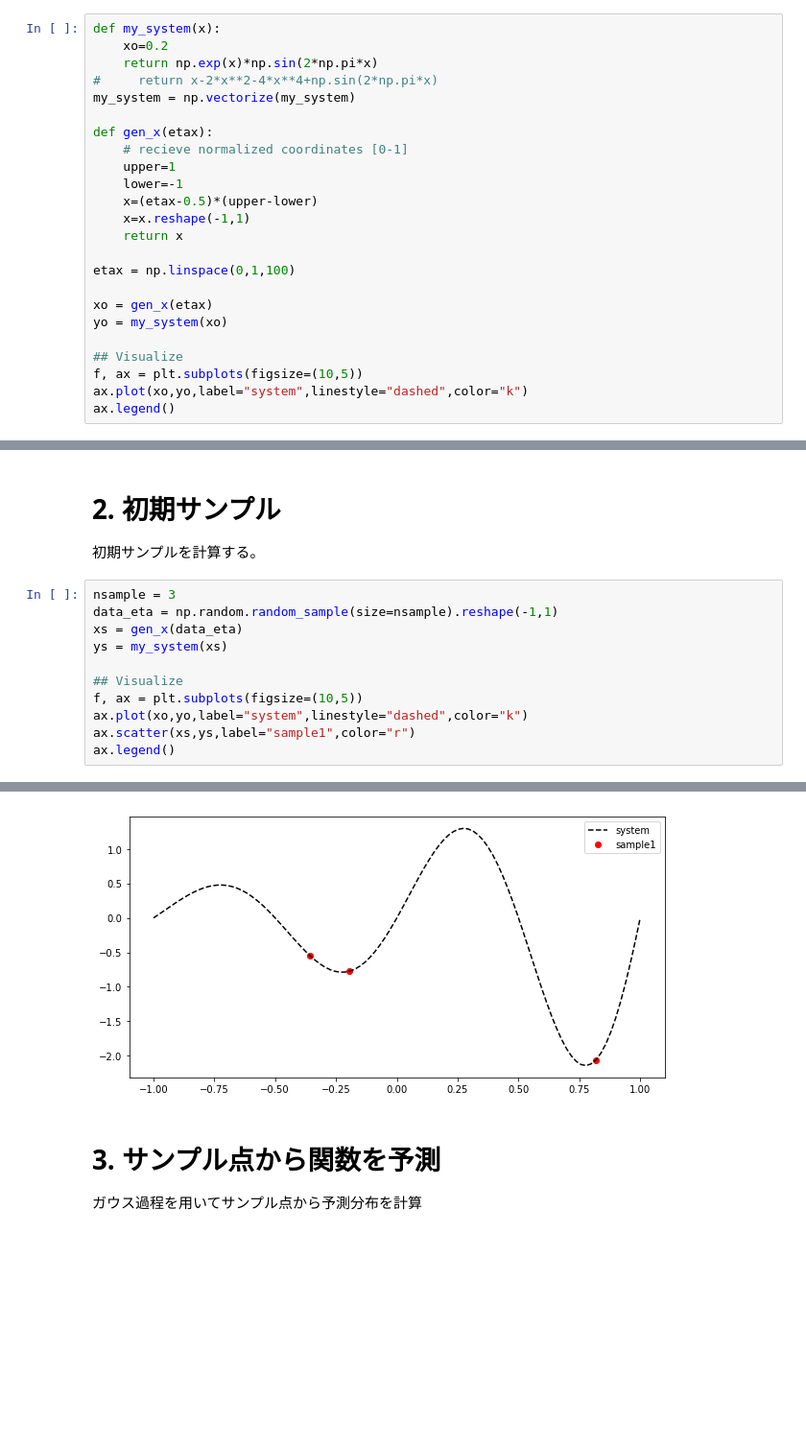
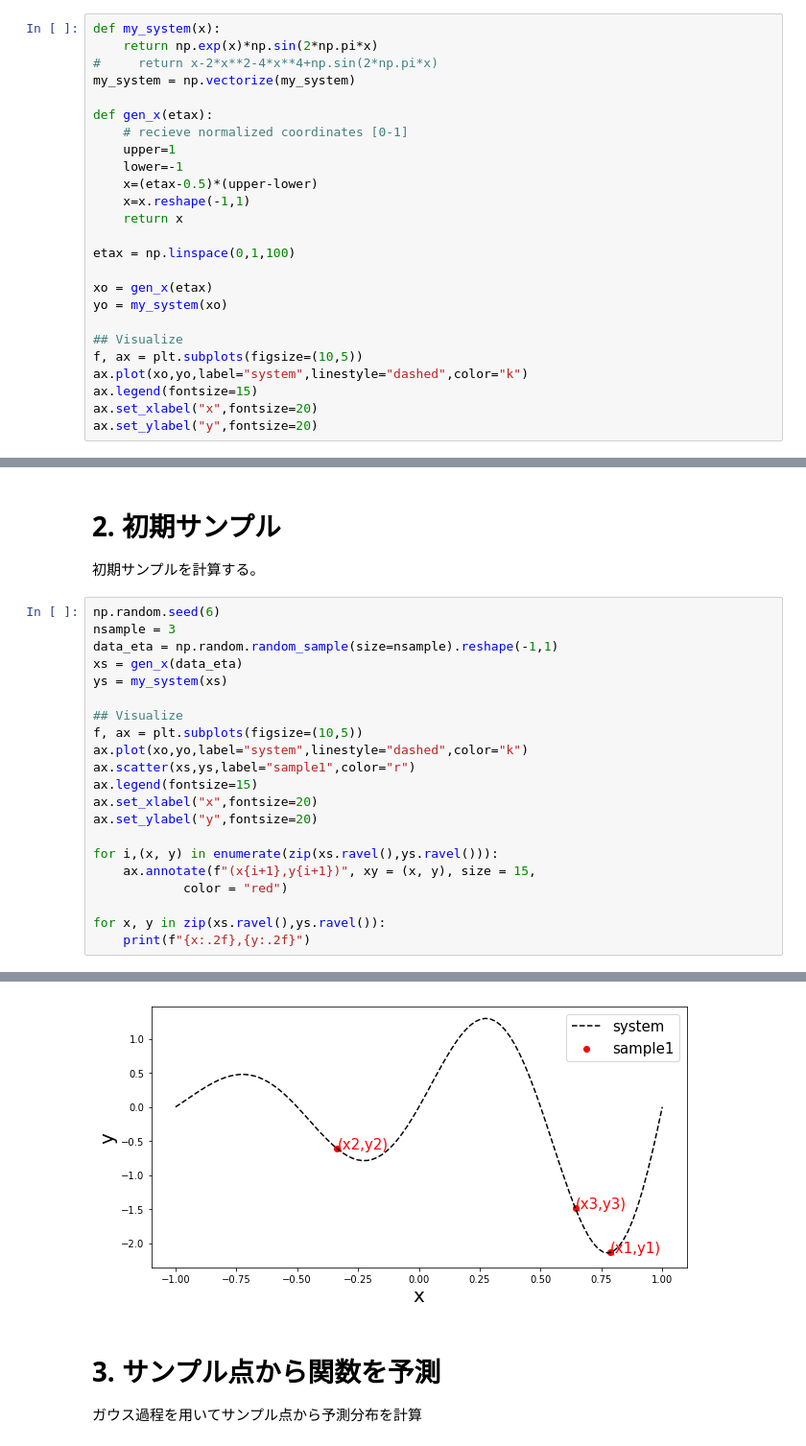
Before and after one commit to kyohei-123/Bayesian-optimization, a Jupyter notebook: BayesianOptimization_1D.ipynb, the cells around one changed output, grey strips where cells are left out. Shown: that part at 96% size. Drawn from its saved outputs; the diff is of its cells as text; blank space fills up the shorter version.

```diff
--- a/BayesianOptimization_1D.ipynb
+++ b/BayesianOptimization_1D.ipynb
@@ -9,7 +9,6 @@ import plotly.graph_objects as go
 今回最適化するシステム(関数)を定義する。
 # %%
 def my_system(x):
-    xo=0.2
     return np.exp(x)*np.sin(2*np.pi*x)
 #     return x-2*x**2-4*x**4+np.sin(2*np.pi*x)
 my_system = np.vectorize(my_system)
@@ -30,5 +29,7 @@ yo = my_system(xo)
 ## Visualize
 f, ax = plt.subplots(figsize=(10,5))
 ax.plot(xo,yo,label="system",linestyle="dashed",color="k")
-ax.legend()
+ax.legend(fontsize=15)
+ax.set_xlabel("x",fontsize=20)
+ax.set_ylabel("y",fontsize=20)
 # %% [output]
@@ -38,6 +39,7 @@ ax.legend()
 # 2. 初期サンプル
 初期サンプルを計算する。
 # %%
+np.random.seed(6)
 nsample = 3
 data_eta = np.random.random_sample(size=nsample).reshape(-1,1)
 xs = gen_x(data_eta)
@@ -47,5 +49,14 @@ ys = my_system(xs)
 f, ax = plt.subplots(figsize=(10,5))
 ax.plot(xo,yo,label="system",linestyle="dashed",color="k")
 ax.scatter(xs,ys,label="sample1",color="r")
-ax.legend()
+ax.legend(fontsize=15)
+ax.set_xlabel("x",fontsize=20)
+ax.set_ylabel("y",fontsize=20)
+
+for i,(x, y) in enumerate(zip(xs.ravel(),ys.ravel())):
+    ax.annotate(f"(x{i+1},y{i+1})", xy = (x, y), size = 15,
+            color = "red")
+
+for x, y in zip(xs.ravel(),ys.ravel()):
+    print(f"{x:.2f},{y:.2f}")
 # %% [output]
@@ -53,4 +66,4 @@ ax.legend()
-[figure, old version]
+[figure, new version]
 # %% [markdown]
 # 3. サンプル点から関数を予測
 ガウス過程を用いてサンプル点から予測分布を計算
```
Also changed, not shown: parts of 12 cells of this notebook.
